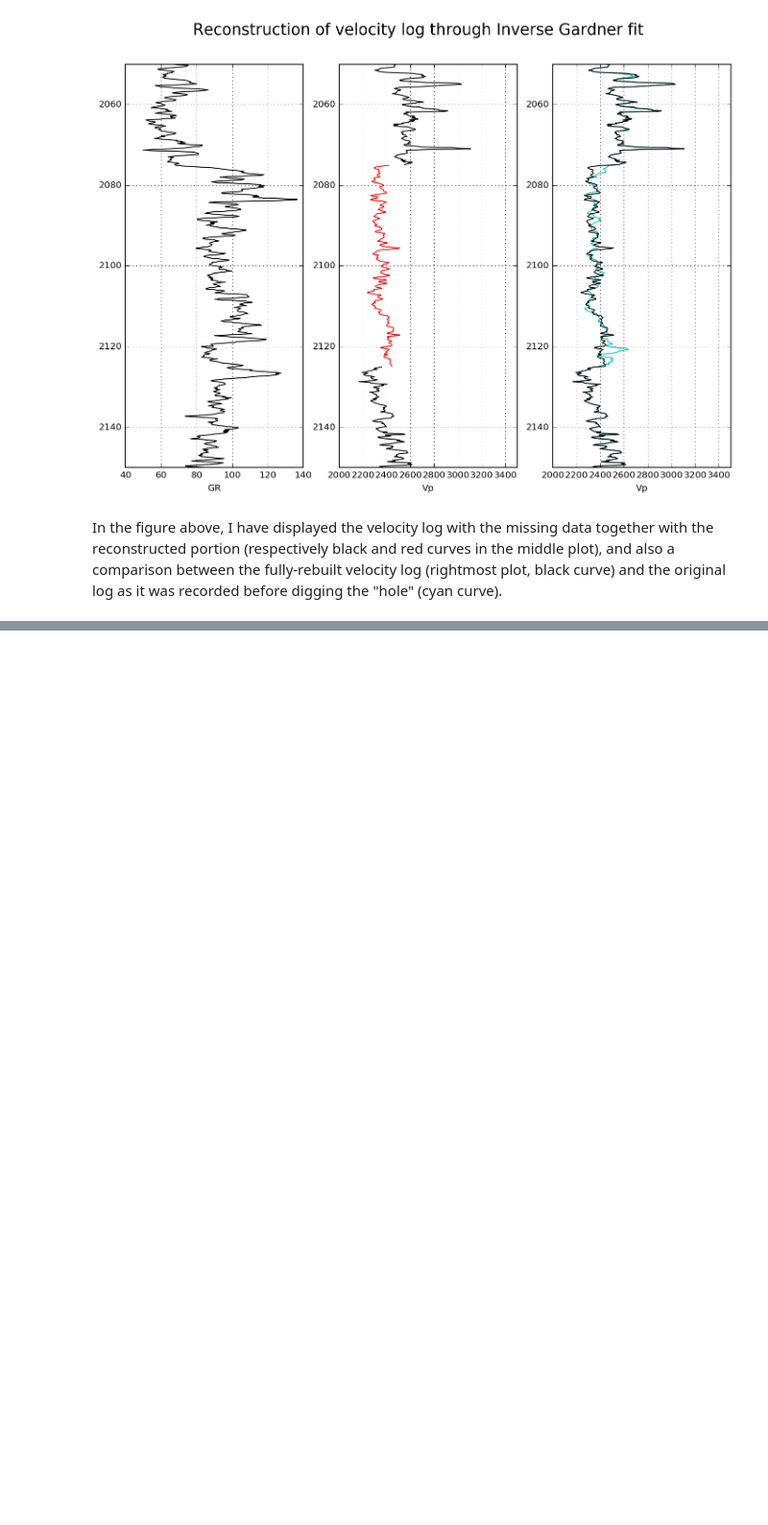
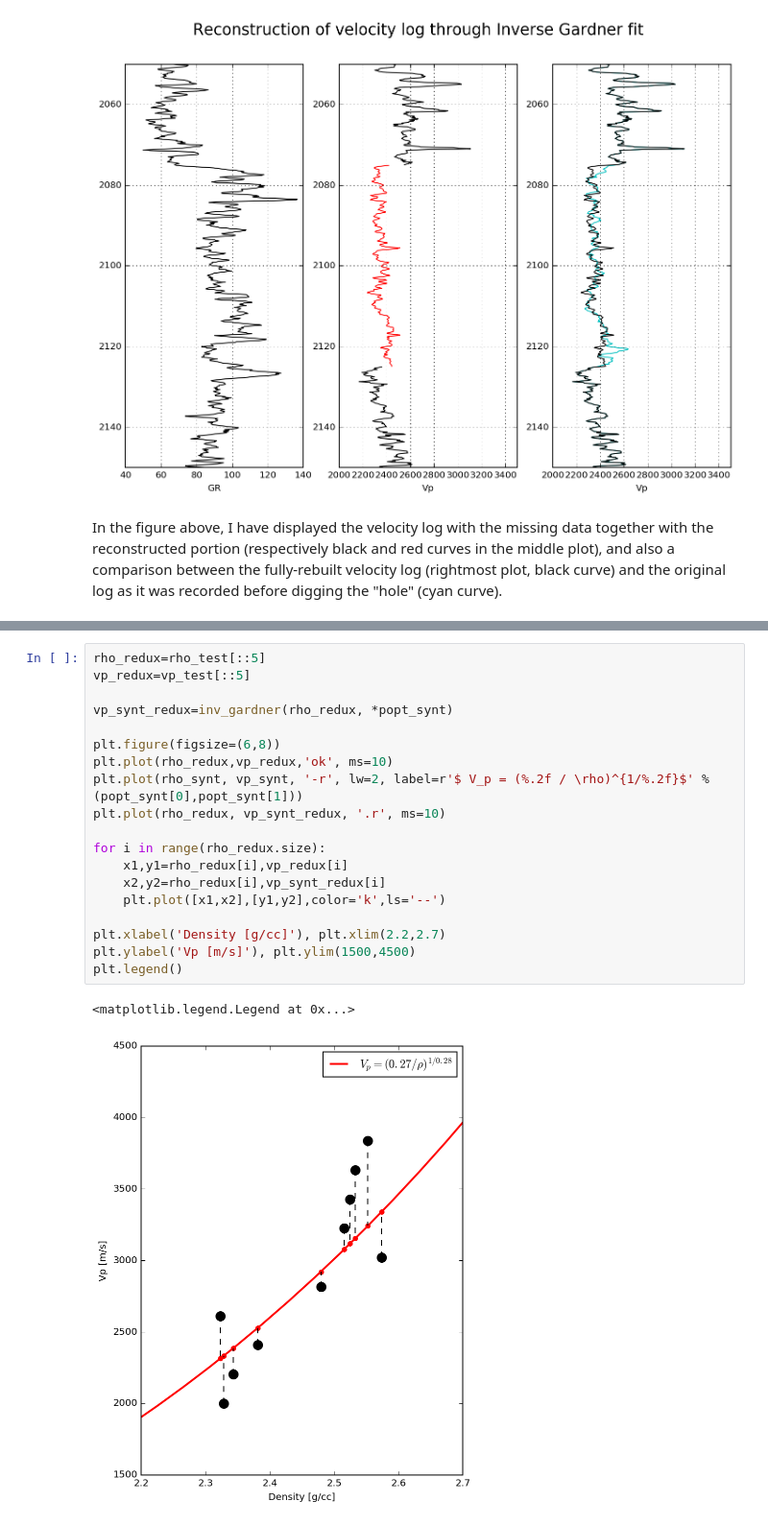
Before and after one commit to Kevin2599/geophysical_notes, a Jupyter notebook: inverse_gardner.ipynb, the cells around one changed output, grey strips where cells are left out. Shown at 96% size. Drawn from its saved outputs; the diff is of its cells as text; blank space fills up the shorter version.

```diff
--- a/inverse_gardner.ipynb
+++ b/inverse_gardner.ipynb
@@ -232,0 +238,22 @@ In the figure above, I have displayed the velocity log with the missing data tog
+# %%
+rho_redux=rho_test[::5]
+vp_redux=vp_test[::5]
+
+vp_synt_redux=inv_gardner(rho_redux, *popt_synt)
+
+plt.figure(figsize=(6,8))
+plt.plot(rho_redux,vp_redux,'ok', ms=10)
+plt.plot(rho_synt, vp_synt, '-r', lw=2, label=r'$ V_p = (%.2f / \rho)^{1/%.2f}$' % (popt_synt[0],popt_synt[1]))
+plt.plot(rho_redux, vp_synt_redux, '.r', ms=10)
+
+for i in range(rho_redux.size):
+    x1,y1=rho_redux[i],vp_redux[i]
+    x2,y2=rho_redux[i],vp_synt_redux[i]
+    plt.plot([x1,x2],[y1,y2],color='k',ls='--')
+
+plt.xlabel('Density [g/cc]'), plt.xlim(2.2,2.7)
+plt.ylabel('Vp [m/s]'), plt.ylim(1500,4500)
+plt.legend()
+# %% [output]
+<matplotlib.legend.Legend at 0x...>
+[figure, added]
```
Also changed, not shown: parts of 8 cells of this notebook, 1 other file.
